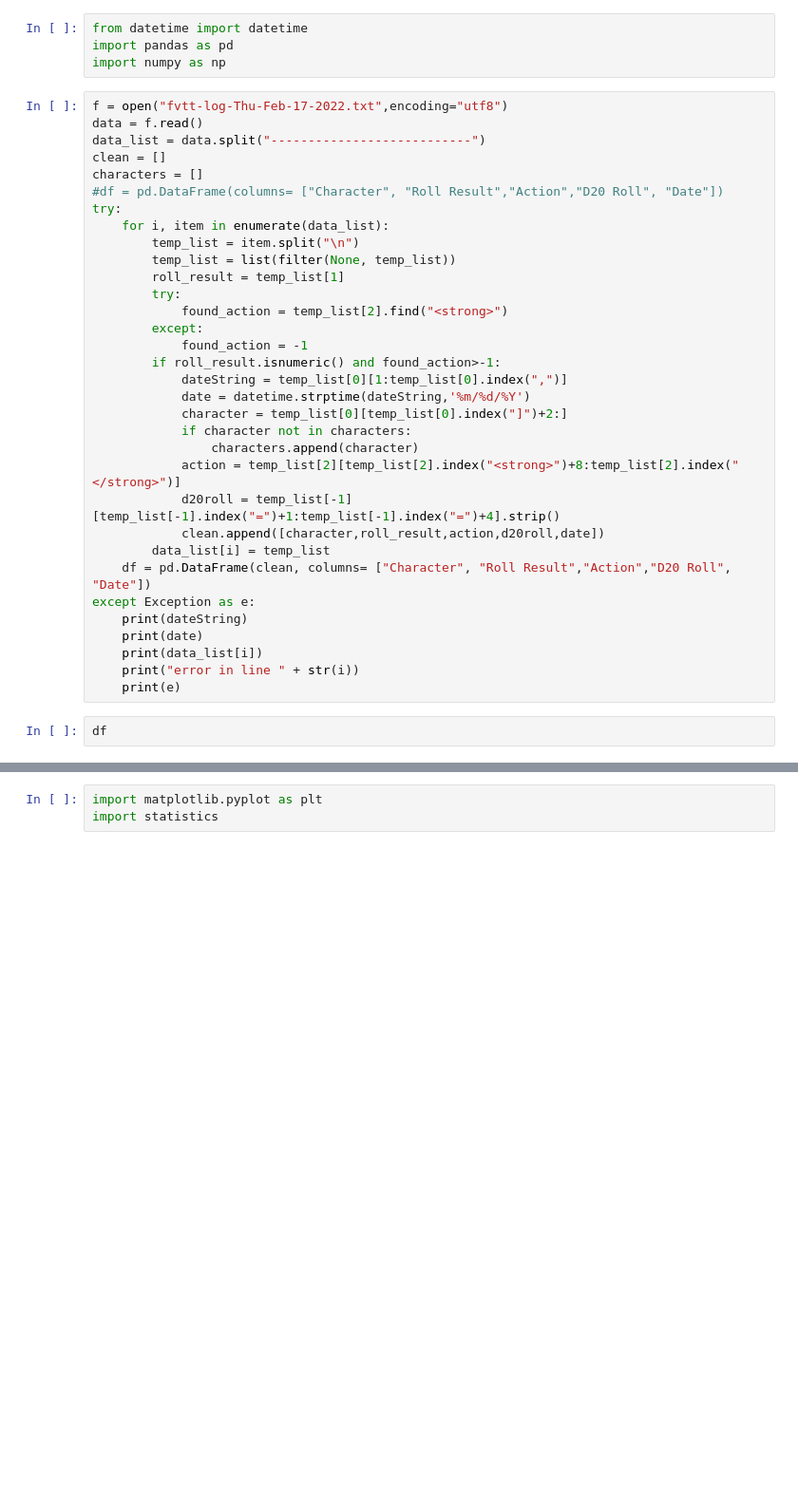
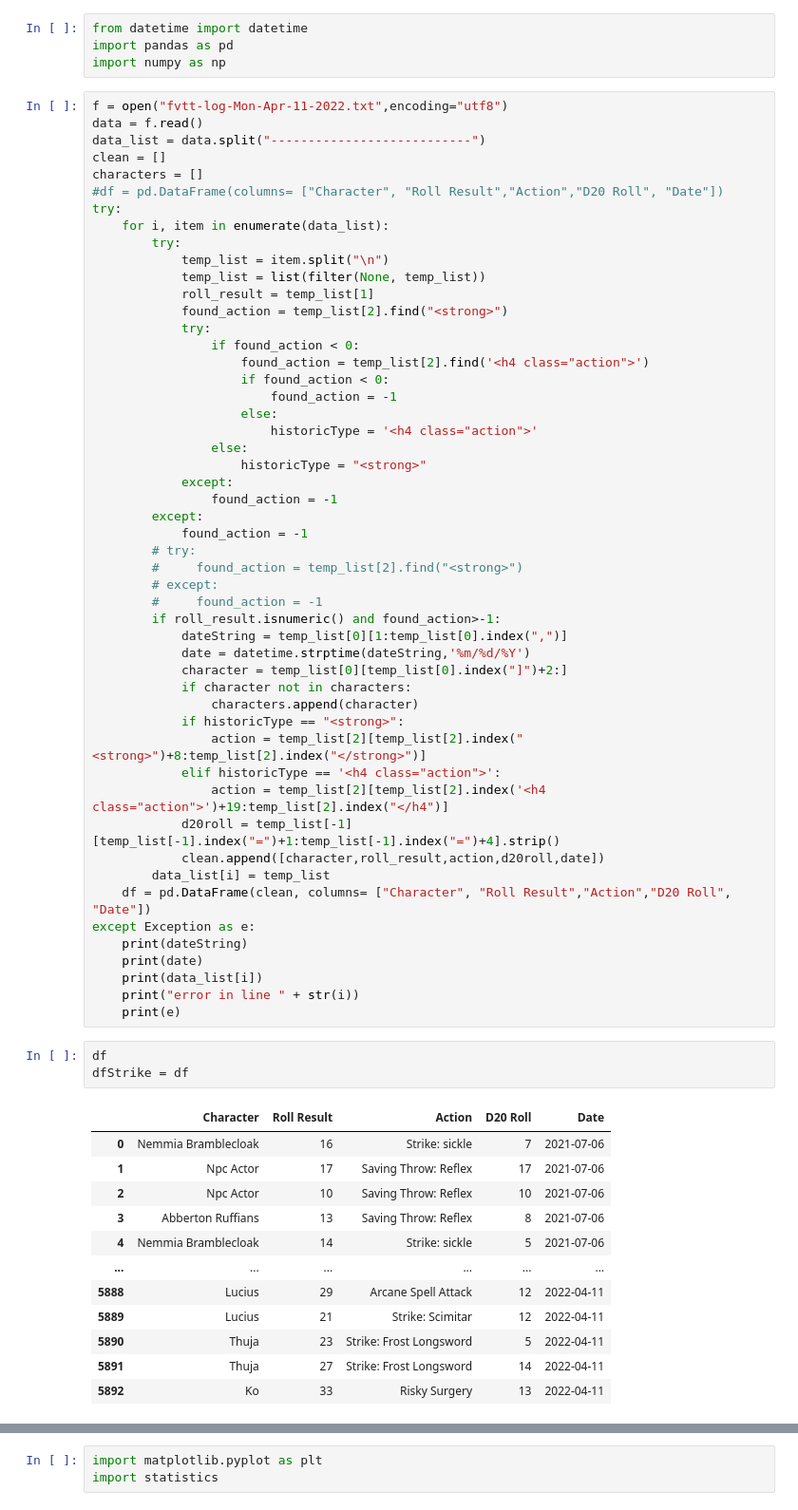
Before and after one commit to jpcg698/PF2e-campaign-analysis, a Jupyter notebook: roll.ipynb, the cells around one changed output, grey strips where cells are left out. Shown: that part at 95% size. Saved outputs shown, nothing was run; the diff lists cells and outputs as text; blank space fills up the shorter version.

Commit message:
Added option for Action find

```diff
--- a/roll.ipynb
+++ b/roll.ipynb
@@ -3,7 +3,7 @@ from datetime import datetime
 import pandas as pd
 import numpy as np
 # %%
-f = open("fvtt-log-Thu-Feb-17-2022.txt",encoding="utf8")
+f = open("fvtt-log-Mon-Apr-11-2022.txt",encoding="utf8")
 data = f.read()
 data_list = data.split("---------------------------")
 clean = []
@@ -11,20 +11,38 @@ characters = []
 #df = pd.DataFrame(columns= ["Character", "Roll Result","Action","D20 Roll", "Date"])
 try:
     for i, item in enumerate(data_list):
-        temp_list = item.split("\n")
-        temp_list = list(filter(None, temp_list))
-        roll_result = temp_list[1]
         try:
+            temp_list = item.split("\n")
+            temp_list = list(filter(None, temp_list))
+            roll_result = temp_list[1]
             found_action = temp_list[2].find("<strong>")
+            try:
+                if found_action < 0:
+                    found_action = temp_list[2].find('<h4 class="action">')
+                    if found_action < 0:
+                        found_action = -1
+                    else:
+                        historicType = '<h4 class="action">'
+                else:
+                    historicType = "<strong>"
+            except:
+                found_action = -1
         except:
             found_action = -1
+        # try:
+        #     found_action = temp_list[2].find("<strong>")
+        # except:
+        #     found_action = -1
         if roll_result.isnumeric() and found_action>-1:
             dateString = temp_list[0][1:temp_list[0].index(",")]
             date = datetime.strptime(dateString,'%m/%d/%Y')
             character = temp_list[0][temp_list[0].index("]")+2:]
             if character not in characters:
                 characters.append(character)
-            action = temp_list[2][temp_list[2].index("<strong>")+8:temp_list[2].index("</strong>")]
+            if historicType == "<strong>":
+                action = temp_list[2][temp_list[2].index("<strong>")+8:temp_list[2].index("</strong>")]
+            elif historicType == '<h4 class="action">':
+                action = temp_list[2][temp_list[2].index('<h4 class="action">')+19:temp_list[2].index("</h4")]
             d20roll = temp_list[-1][temp_list[-1].index("=")+1:temp_list[-1].index("=")+4].strip()
             clean.append([character,roll_result,action,d20roll,date])
         data_list[i] = temp_list
@@ -37,3 +55,17 @@ except Exception as e:
     print(e)
 # %%
 df
+dfStrike = df
+# %% [output]
+|  | Character | Roll Result | Action | D20 Roll | Date |
+| 0 | Nemmia Bramblecloak | 16 | Strike: sickle | 7 | 2021-07-06 |
+| 1 | Npc Actor | 17 | Saving Throw: Reflex | 17 | 2021-07-06 |
+| 2 | Npc Actor | 10 | Saving Throw: Reflex | 10 | 2021-07-06 |
+| 3 | Abberton Ruffians | 13 | Saving Throw: Reflex | 8 | 2021-07-06 |
+| 4 | Nemmia Bramblecloak | 14 | Strike: sickle | 5 | 2021-07-06 |
+| ... | ... | ... | ... | ... | ... |
+| 5888 | Lucius | 29 | Arcane Spell Attack | 12 | 2022-04-11 |
+| 5889 | Lucius | 21 | Strike: Scimitar | 12 | 2022-04-11 |
+| 5890 | Thuja | 23 | Strike: Frost Longsword | 5 | 2022-04-11 |
+| 5891 | Thuja | 27 | Strike: Frost Longsword | 14 | 2022-04-11 |
+| 5892 | Ko | 33 | Risky Surgery | 13 | 2022-04-11 |
```
Also changed, not shown: parts of 7 cells of this notebook.
